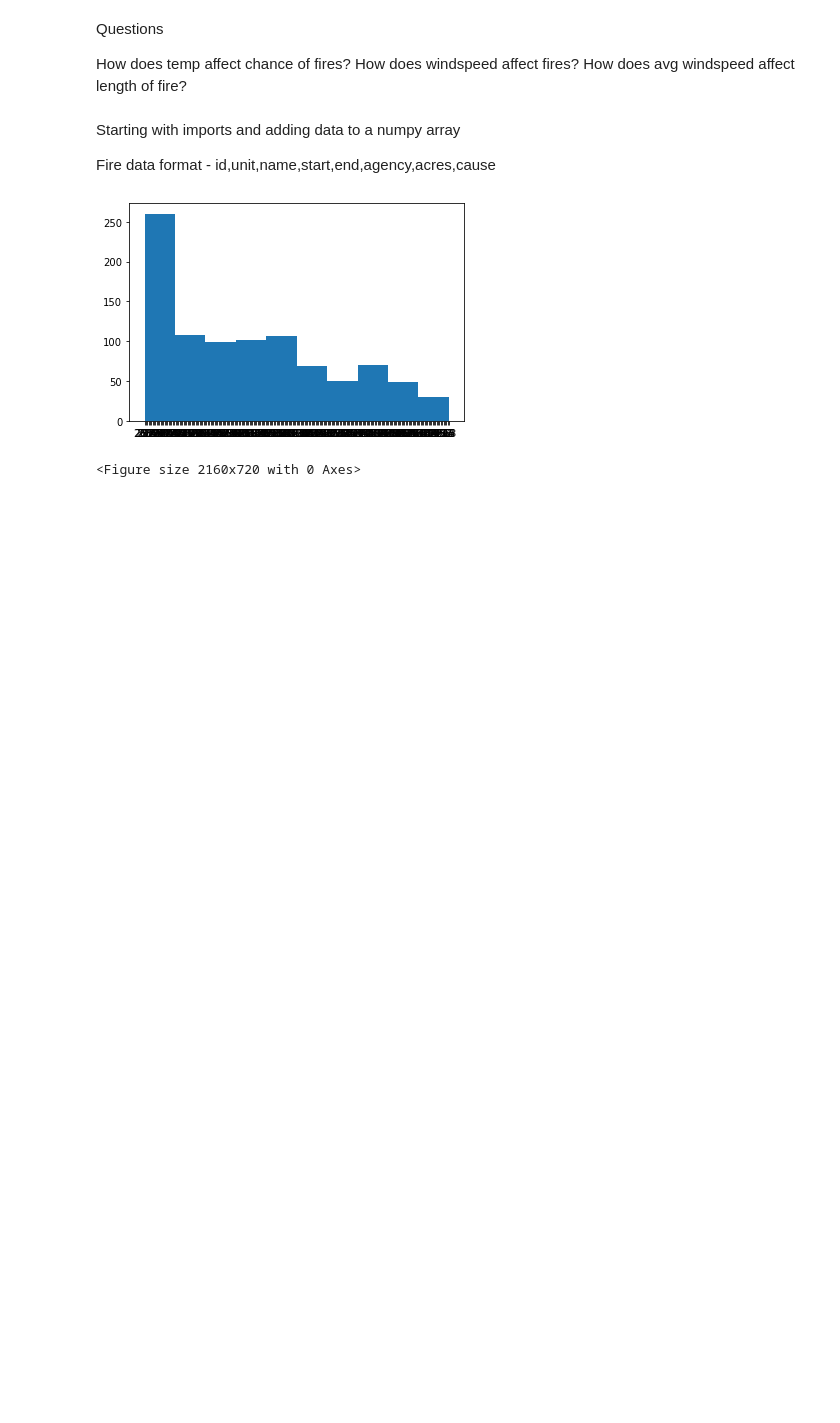
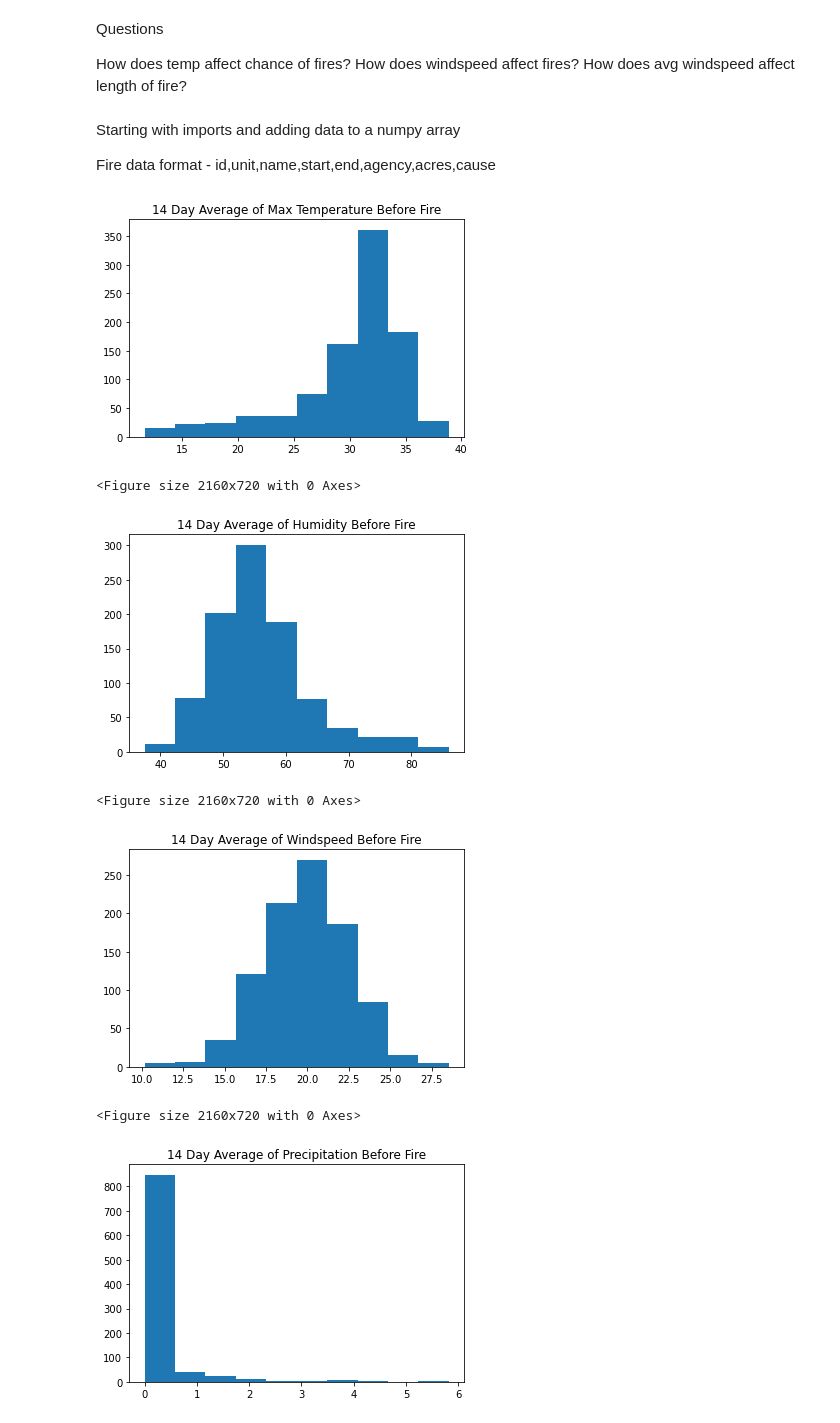
Before and after one commit to RZRN3XUS/Christopher-DataScience, a Jupyter notebook: fires.ipynb, the cells around one changed output. Drawn from its saved outputs; the diff is of its cells as text; code cells hidden in the pictures; blank space fills up the shorter version.

```diff
--- a/fires.ipynb
+++ b/fires.ipynb
@@ -9,7 +9,7 @@ Starting with imports and adding data to a numpy array
 
 Fire data format - id,unit,name,start,end,agency,acres,cause
 # %%
-import os, csv, numpy, matplotlib.pyplot
+import os, csv, numpy, matplotlib.pyplot, statistics
 
 os.system('cls')
 
@@ -21,37 +21,81 @@ header = next(weatherFile)
 
 fireData = csv.reader(fireFile)
 weatherData = csv.reader(weatherFile)
 
 fire = []
 weath = []
 
 for row in fireData:
     fire.append(row)
 
 fires = numpy.array(fire)
 
 for row in weatherData:
     weath.append(row)
 
 weather = numpy.array(weath)
 
-check = []
+
+index = 0
+counter = 0
+averages1 = []
+averages2 = []
+averages3 = []
+averages4 = []
 
 for row in weather:
     date = False
     for row2 in fires:
         if row2[3] == row[1]:
             date = True
     if date == True:
-        check.append(row[2])
+        values = []
+        values2 = []
+        values3 = []
+        values4 = []
+        for i in range(14):
+            values.append(float(weather[counter - i][2]))
+            values2.append(float(weather[counter - i][9]))
+            values3.append(float(weather[counter - i][17]))
+            values4.append(float(weather[counter - i][10]))
+        averages1.append(sum(values)/len(values))
+        averages2.append(sum(values2)/len(values2))
+        averages3.append(sum(values3)/len(values3))
+        averages4.append(sum(values4)/len(values4))
+    counter = counter + 1
 
-check = list(filter(None, check))
-
-matplotlib.pyplot.hist(check)
+matplotlib.pyplot.title("14 Day Average of Max Temperature Before Fire")
+matplotlib.pyplot.hist(averages1)
 p = matplotlib.pyplot.figure()
 p.set_figwidth(30)
 p.set_figheight(10)
 matplotlib.pyplot.show()
+
+matplotlib.pyplot.title("14 Day Average of Humidity Before Fire")
+matplotlib.pyplot.hist(averages2)
+p = matplotlib.pyplot.figure()
+p.set_figwidth(30)
+p.set_figheight(10)
+matplotlib.pyplot.show()
+
+matplotlib.pyplot.title("14 Day Average of Windspeed Before Fire")
+matplotlib.pyplot.hist(averages3)
+p = matplotlib.pyplot.figure()
+p.set_figwidth(30)
+p.set_figheight(10)
+matplotlib.pyplot.show()
+
+matplotlib.pyplot.title("14 Day Average of Precipitation Before Fire")
+matplotlib.pyplot.hist(averages4)
+p = matplotlib.pyplot.figure()
+p.set_figwidth(30)
+p.set_figheight(10)
+matplotlib.pyplot.show()
 # %% [output]
-[figure, old version]
+[figure, new version]
 <Figure size 2160x720 with 0 Axes>
+[figure, added]
+<Figure size 2160x720 with 0 Axes>
+[figure, added]
+<Figure size 2160x720 with 0 Axes>
+[figure, added]
```
Also changed, not shown: parts of 1 cell of this notebook.
